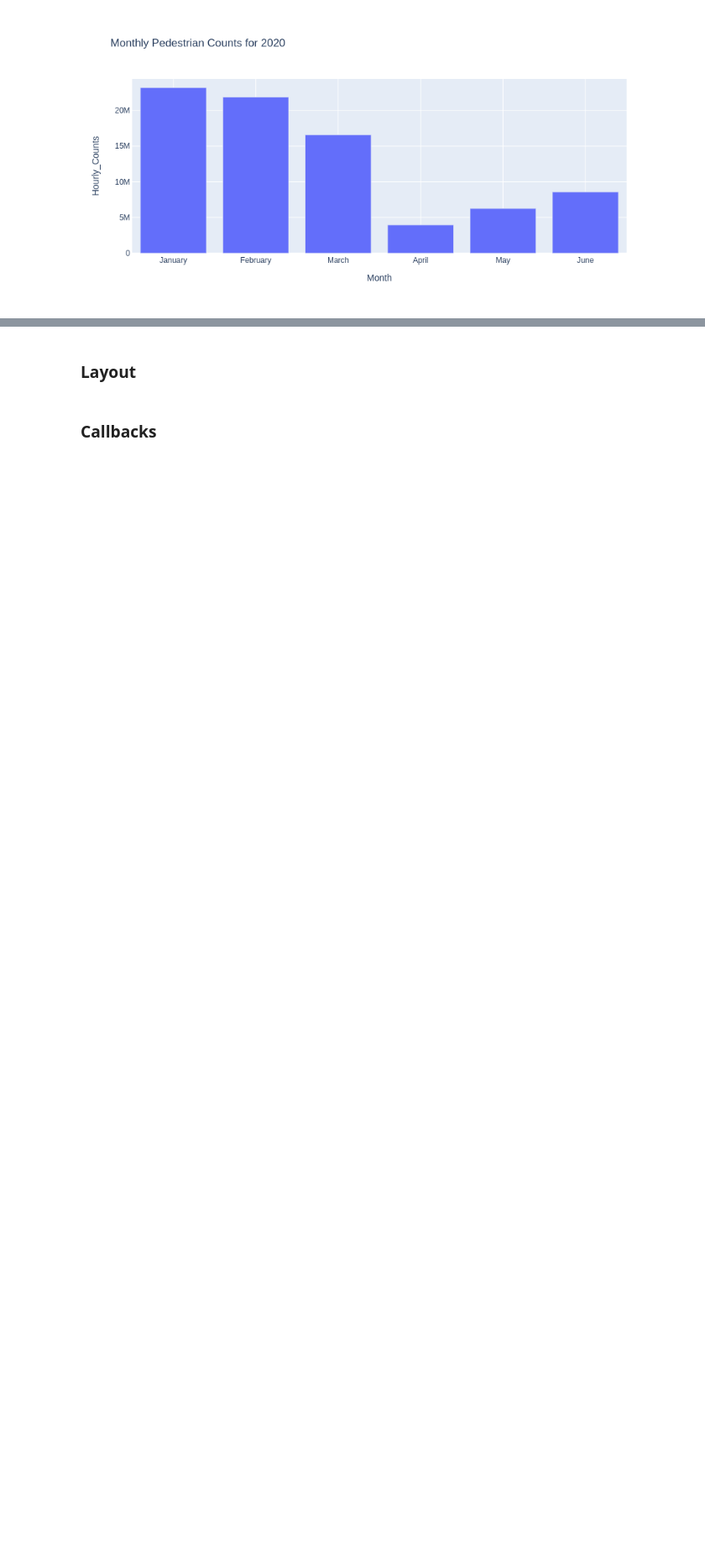
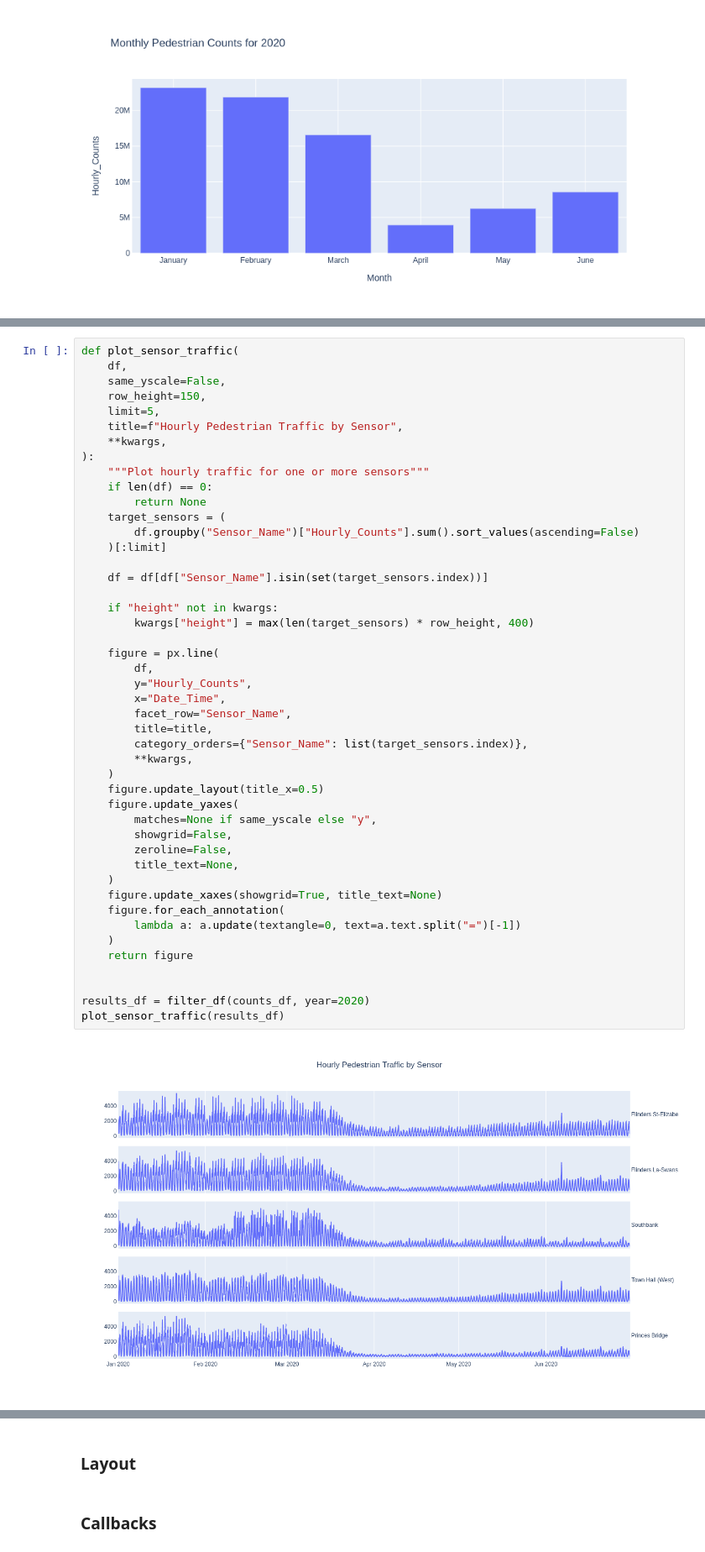
Before and after one commit to ned2/melbviz, a Jupyter notebook: workshop/workshop.ipynb, the cells around one changed output, grey strips where cells are left out. Shown at 84% size. Cells and saved outputs as stored; diff of their text form; blank space fills up the shorter version.

```diff
--- a/workshop/workshop.ipynb
+++ b/workshop/workshop.ipynb
@@ -488,0 +628,48 @@ TODO: Outline the plots we're going to make
+# %%
+def plot_sensor_traffic(
+    df,
+    same_yscale=False,
+    row_height=150,
+    limit=5,
+    title=f"Hourly Pedestrian Traffic by Sensor",
+    **kwargs,
+):
+    """Plot hourly traffic for one or more sensors"""
+    if len(df) == 0:
+        return None
+    target_sensors = (
+        df.groupby("Sensor_Name")["Hourly_Counts"].sum().sort_values(ascending=False)
+    )[:limit]
+
+    df = df[df["Sensor_Name"].isin(set(target_sensors.index))]
+
+    if "height" not in kwargs:
+        kwargs["height"] = max(len(target_sensors) * row_height, 400)
+
+    figure = px.line(
+        df,
+        y="Hourly_Counts",
+        x="Date_Time",
+        facet_row="Sensor_Name",
+        title=title,
+        category_orders={"Sensor_Name": list(target_sensors.index)},
+        **kwargs,
+    )
+    figure.update_layout(title_x=0.5)
+    figure.update_yaxes(
+        matches=None if same_yscale else "y",
+        showgrid=False,
+        zeroline=False,
+        title_text=None,
+    )
+    figure.update_xaxes(showgrid=True, title_text=None)
+    figure.for_each_annotation(
+        lambda a: a.update(textangle=0, text=a.text.split("=")[-1])
+    )
+    return figure
+
+
+results_df = filter_df(counts_df, year=2020)
+plot_sensor_traffic(results_df)
+# %% [output]
+[figure, added]
```
Also changed, not shown: parts of 25 cells of this notebook, 3 other files.
